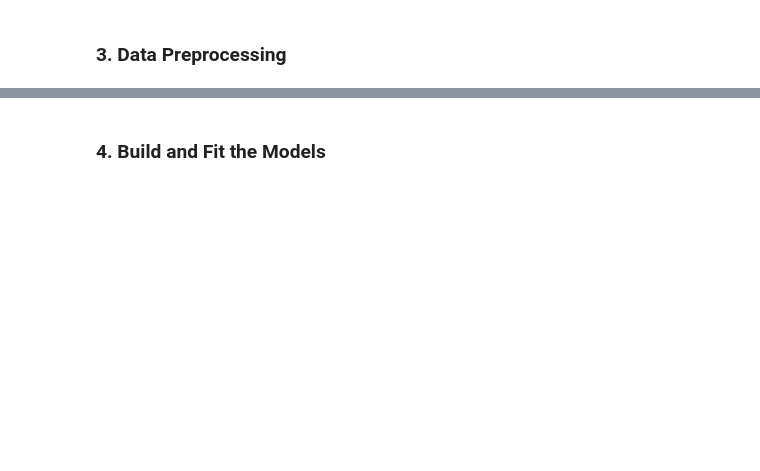
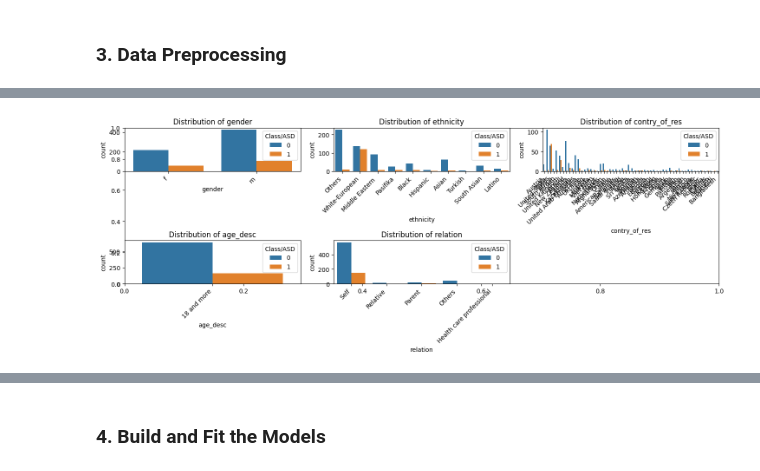
Before and after one commit to fatahrahimi330/100-Machine-Learning-Projects, a Jupyter notebook: 47-Autism Prediction/AutismPrediction.ipynb, the cells around one changed output, grey strips where cells are left out. Drawn from its saved outputs; the diff is of its cells as text; code cells hidden in the pictures; blank space fills up the shorter version.

```diff
--- a/47-Autism Prediction/AutismPrediction.ipynb
+++ b/47-Autism Prediction/AutismPrediction.ipynb
@@ -18,0 +140,13 @@ df.head()
+# %%
+plt.subplots(figsize=(15, 6))  # Adjust figure size as needed
+
+for i, col in enumerate(objects):
+    plt.subplot(2, 3, i + 1)  # Adjust subplot grid as needed
+    sns.countplot(x=col, hue='Class/ASD', data=df)
+    plt.title(f'Distribution of {col}')
+    plt.xticks(rotation=45, ha='right') # Rotates x-axis labels for better readability
+
+plt.tight_layout()
+plt.show()
+# %% [output]
+[figure, added]
```
Also changed, not shown: parts of 38 cells of this notebook, 3 other files.
